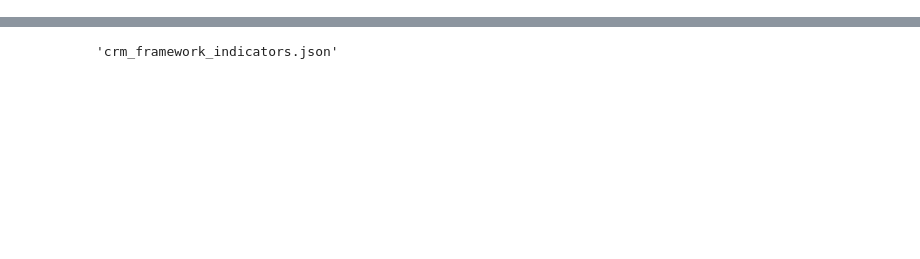
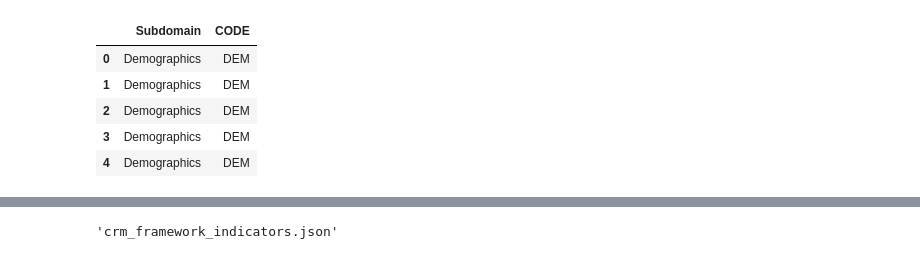
Before and after one commit to unicef-drp/dash, a Jupyter notebook: dash_service/static/CRM_Framework_Extraction.ipynb, the cells around one changed output, grey strips where cells are left out. Cells and saved outputs as stored; diff of their text form; code cells hidden in the pictures; blank space fills up the shorter version.

```diff
--- a/dash_service/static/CRM_Framework_Extraction.ipynb
+++ b/dash_service/static/CRM_Framework_Extraction.ipynb
@@ -60,0 +74,15 @@ final_dict
+# %%
+# Now merge using the new column and Subdomain in code_df
+merged_df = pd.merge(filtered_df, code_df, left_on='Subdomain', right_on='Subdomain', how='left')
+
+# Rename the column from 'Dashboard_Code' to 'CODE'
+merged_df.rename(columns={'Dashboard_Code': 'CODE'}, inplace=True)
+
+merged_df[['Subdomain', 'CODE']].head()
+# %% [output]
+|  | Subdomain | CODE |
+| 0 | Demographics | DEM |
+| 1 | Demographics | DEM |
+| 2 | Demographics | DEM |
+| 3 | Demographics | DEM |
+| 4 | Demographics | DEM |
```
Also changed, not shown: parts of 7 cells of this notebook, 9 other files.
